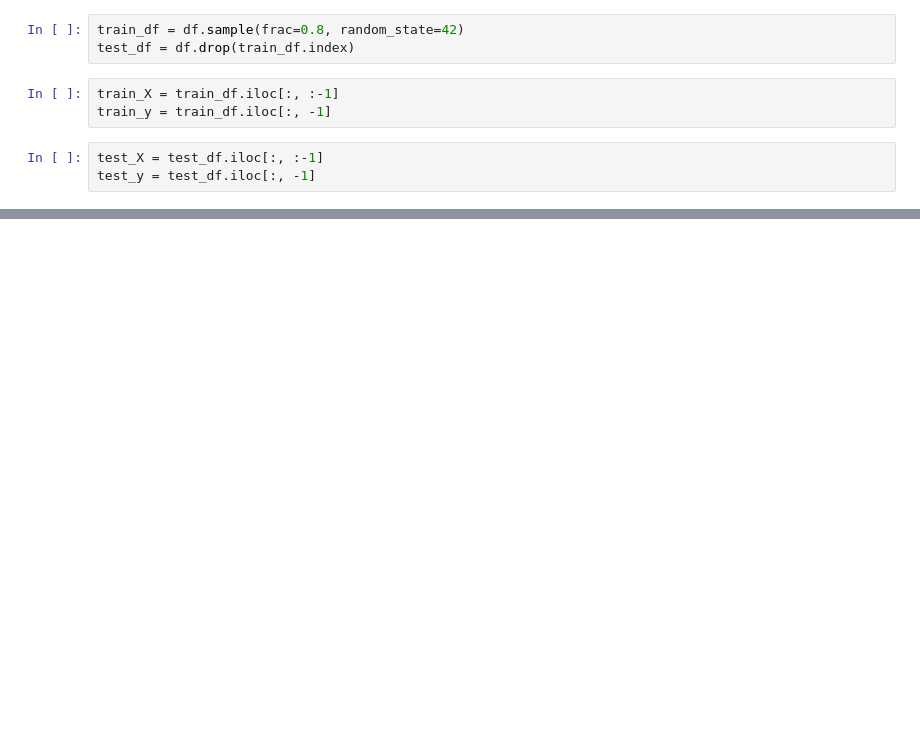
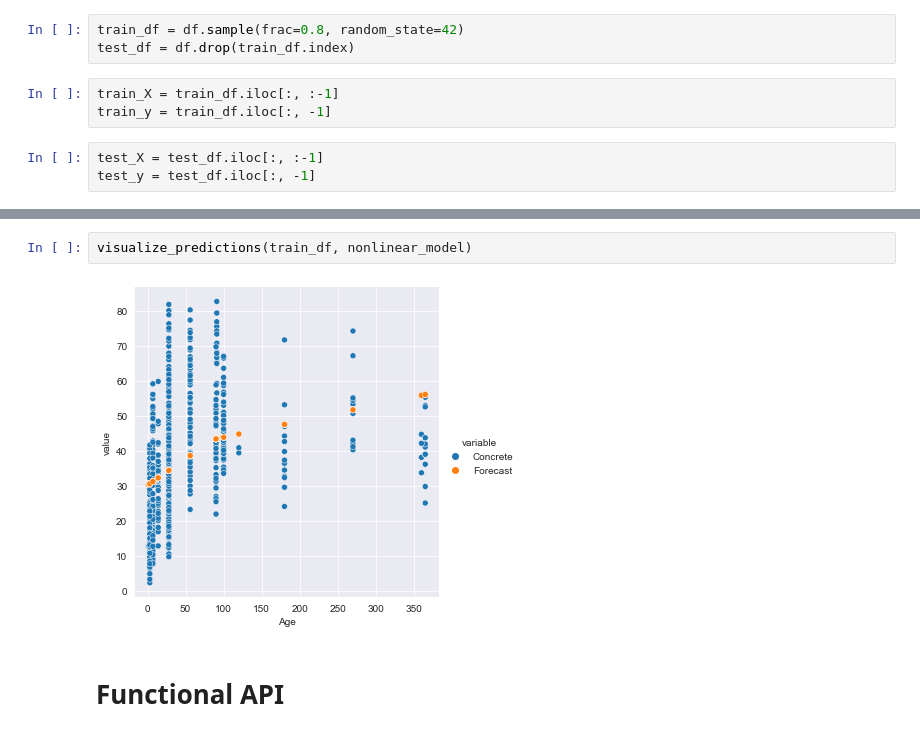
Before and after one commit to Gauss-PWr/2022_materials, a Jupyter notebook: Workshopy_2022_letni/workshop_2_tensorflow_1/TensorFlow.ipynb, the cells around one changed output, grey strips where cells are left out. Drawn from its saved outputs; the diff is of its cells as text; blank space fills up the shorter version.

```diff
--- a/Workshopy_2022_letni/workshop_2_tensorflow_1/TensorFlow.ipynb
+++ b/Workshopy_2022_letni/workshop_2_tensorflow_1/TensorFlow.ipynb
@@ -128,0 +222,6 @@ memory usage: 42.0 KB
+# %%
+visualize_predictions(train_df, nonlinear_model)
+# %% [output]
+[figure, added]
+# %% [markdown]
+# Functional API
```
Also changed, not shown: parts of 62 cells of this notebook, 3 other files.
